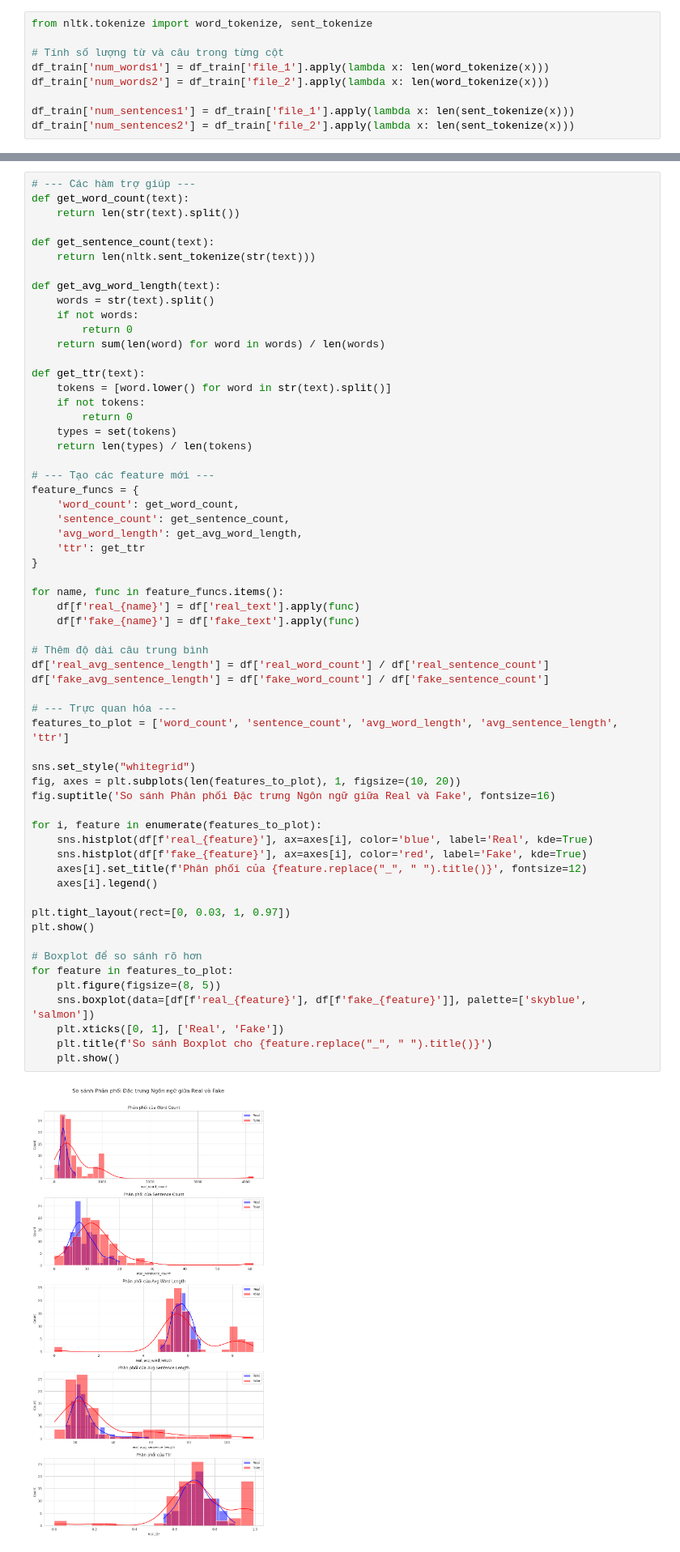
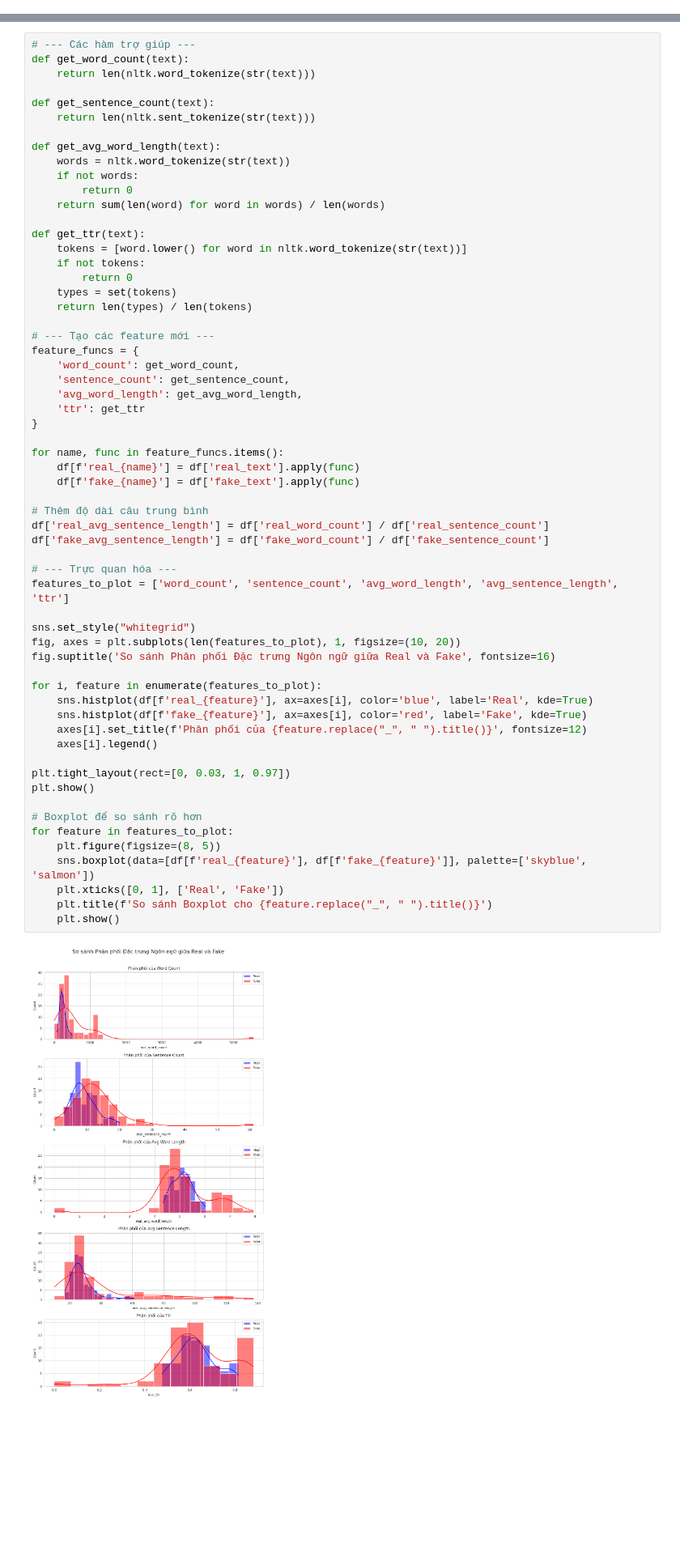
Before and after one commit to thangquang09/CTAI_MachineLearning, a Jupyter notebook: notebooks/EDA.ipynb, the cells around one changed output, grey strips where cells are left out. Shown at 81% size. Cells and saved outputs as stored; diff of their text form; blank space fills up the shorter version.

```diff
--- a/notebooks/EDA.ipynb
+++ b/notebooks/EDA.ipynb
@@ -17,12 +18,3 @@ y_train = df_train_gt["real_text_id"].values
 Loading data...
 Number of directories: 95
 Number of directories: 1068
-# %%
-from nltk.tokenize import word_tokenize, sent_tokenize
-
-# Tính số lượng từ và câu trong từng cột
-df_train['num_words1'] = df_train['file_1'].apply(lambda x: len(word_tokenize(x)))
-df_train['num_words2'] = df_train['file_2'].apply(lambda x: len(word_tokenize(x)))
-
-df_train['num_sentences1'] = df_train['file_1'].apply(lambda x: len(sent_tokenize(x)))
-df_train['num_sentences2'] = df_train['file_2'].apply(lambda x: len(sent_tokenize(x)))
@@ -193,19 +56,19 @@ df = df_train.copy()
 # %%
 # --- Các hàm trợ giúp ---
 def get_word_count(text):
-    return len(str(text).split())
+    return len(nltk.word_tokenize(str(text)))
 
 def get_sentence_count(text):
     return len(nltk.sent_tokenize(str(text)))
 
 def get_avg_word_length(text):
-    words = str(text).split()
+    words = nltk.word_tokenize(str(text))
     if not words:
         return 0
     return sum(len(word) for word in words) / len(words)
 
 def get_ttr(text):
-    tokens = [word.lower() for word in str(text).split()]
+    tokens = [word.lower() for word in nltk.word_tokenize(str(text))]
     if not tokens:
         return 0
     types = set(tokens)
@@ -224,31 +87,31 @@ for name, func in feature_funcs.items():
     df[f'fake_{name}'] = df['fake_text'].apply(func)
 
 # Thêm độ dài câu trung bình
 df['real_avg_sentence_length'] = df['real_word_count'] / df['real_sentence_count']
 df['fake_avg_sentence_length'] = df['fake_word_count'] / df['fake_sentence_count']
 
 # --- Trực quan hóa ---
 features_to_plot = ['word_count', 'sentence_count', 'avg_word_length', 'avg_sentence_length', 'ttr']
 
 sns.set_style("whitegrid")
 fig, axes = plt.subplots(len(features_to_plot), 1, figsize=(10, 20))
 fig.suptitle('So sánh Phân phối Đặc trưng Ngôn ngữ giữa Real và Fake', fontsize=16)
 
 for i, feature in enumerate(features_to_plot):
     sns.histplot(df[f'real_{feature}'], ax=axes[i], color='blue', label='Real', kde=True)
     sns.histplot(df[f'fake_{feature}'], ax=axes[i], color='red', label='Fake', kde=True)
     axes[i].set_title(f'Phân phối của {feature.replace("_", " ").title()}', fontsize=12)
     axes[i].legend()
 
 plt.tight_layout(rect=[0, 0.03, 1, 0.97])
 plt.show()
 
 # Boxplot để so sánh rõ hơn
 for feature in features_to_plot:
     plt.figure(figsize=(8, 5))
     sns.boxplot(data=[df[f'real_{feature}'], df[f'fake_{feature}']], palette=['skyblue', 'salmon'])
     plt.xticks([0, 1], ['Real', 'Fake'])
     plt.title(f'So sánh Boxplot cho {feature.replace("_", " ").title()}')
     plt.show()
 # %% [output]
-[figure, old version]
+[figure, new version]
```
Also changed, not shown: parts of 26 cells of this notebook, 3 other files.
